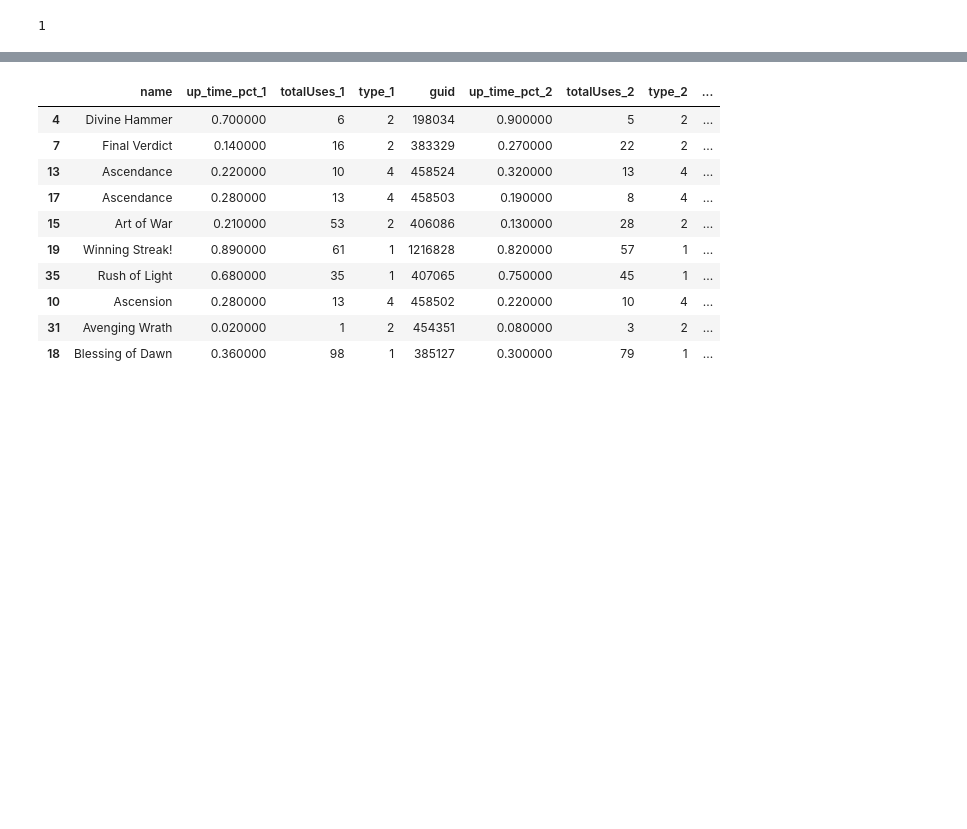
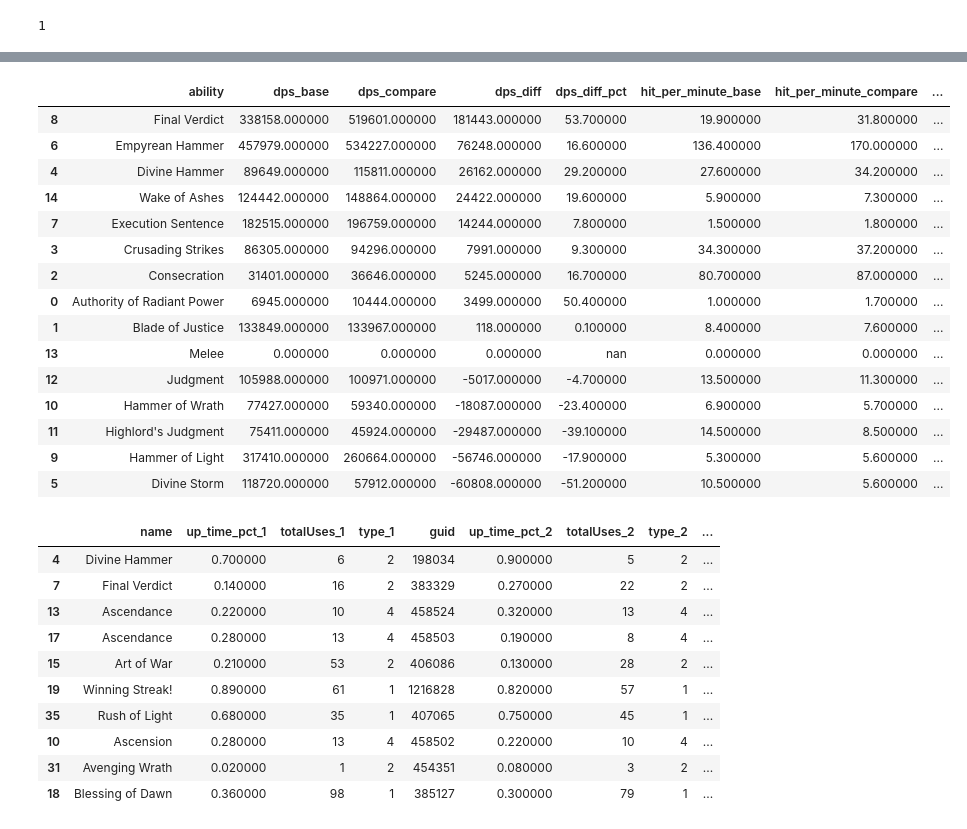
Before and after one commit to shex1627/warcraftlogs, a Jupyter notebook: notebooks/dmg_comparsion.ipynb, the cells around one changed output, grey strips where cells are left out. Saved outputs shown, nothing was run; the diff lists cells and outputs as text; code cells hidden in the pictures; blank space fills up the shorter version.

Commit message:
Add analysis logs, enhance player analysis features, and improve data handling

```diff
--- a/notebooks/dmg_comparsion.ipynb
+++ b/notebooks/dmg_comparsion.ipynb
@@ -318,7 +310,19 @@ def get_buff_info_df(buff_info: list):
     # put ['name', 'up_time_pct'] in the first two columns and keep the rest of the columns in the same order
     buff_info_df = buff_info_df[['name', 'up_time_pct'] + [col for col in buff_info_df.columns if col not in ['name', 'up_time_pct']]]
     return buff_info_df
+
+
+def get_damage_info_df(damage_data: dict):
+    damage_total_time = damage_data['totalTime']
+    damage_info_df = pd.DataFrame(damage_data['entries'])
+    damage_info_df['dps'] = (damage_info_df['total']/damage_total_time*1000).round(0)
+    damage_info_df['crit_pct'] = (damage_info_df['critHitCount']/damage_info_df['hitCount']).round(2)*100
+
+    damage_info_df['hit_per_minute'] = (damage_info_df['hitCount']/damage_total_time*1000*60).round(2)
+    return damage_info_df
 # %%
 top_player_buff_info_lst_clean =list(map(get_buff_info_df, top_player_buff_info_lst))
+top_player_damage_info_lst_clean = list(map(get_damage_info_df, top_player_dmg_info_lst))
 # %%
 player_buff_info_df = get_buff_info_df(buff_table_data_resp['data']['reportData']['report']['table']['data'])
+player_damage_info_df = get_damage_info_df(damage_done_table_data_resp['data']['reportData']['report']['table']['data'])
@@ -325,3 +400,24 @@ player_buff_info_df = get_buff_info_df(buff_table_data_resp['data']['reportData'
+# %%
+compare_damage_info(player_damage_info_df, top_player_damage_info_lst_clean[0]).\
+    sort_values('dps_diff', ascending=False).\
+    style.background_gradient(cmap='RdYlGn', subset=['dps_diff','hit_per_minute_diff'])
+# %% [output]
+|  | ability | dps_base | dps_compare | dps_diff | dps_diff_pct | hit_per_minute_base | hit_per_minute_compare | ... |
+| 8 | Final Verdict | 338158.000000 | 519601.000000 | 181443.000000 | 53.700000 | 19.900000 | 31.800000 | ... |
+| 6 | Empyrean Hammer | 457979.000000 | 534227.000000 | 76248.000000 | 16.600000 | 136.400000 | 170.000000 | ... |
+| 4 | Divine Hammer | 89649.000000 | 115811.000000 | 26162.000000 | 29.200000 | 27.600000 | 34.200000 | ... |
+| 14 | Wake of Ashes | 124442.000000 | 148864.000000 | 24422.000000 | 19.600000 | 5.900000 | 7.300000 | ... |
+| 7 | Execution Sentence | 182515.000000 | 196759.000000 | 14244.000000 | 7.800000 | 1.500000 | 1.800000 | ... |
+| 3 | Crusading Strikes | 86305.000000 | 94296.000000 | 7991.000000 | 9.300000 | 34.300000 | 37.200000 | ... |
+| 2 | Consecration | 31401.000000 | 36646.000000 | 5245.000000 | 16.700000 | 80.700000 | 87.000000 | ... |
+| 0 | Authority of Radiant Power | 6945.000000 | 10444.000000 | 3499.000000 | 50.400000 | 1.000000 | 1.700000 | ... |
+| 1 | Blade of Justice | 133849.000000 | 133967.000000 | 118.000000 | 0.100000 | 8.400000 | 7.600000 | ... |
+| 13 | Melee | 0.000000 | 0.000000 | 0.000000 | nan | 0.000000 | 0.000000 | ... |
+| 12 | Judgment | 105988.000000 | 100971.000000 | -5017.000000 | -4.700000 | 13.500000 | 11.300000 | ... |
+| 10 | Hammer of Wrath | 77427.000000 | 59340.000000 | -18087.000000 | -23.400000 | 6.900000 | 5.700000 | ... |
+| 11 | Highlord's Judgment | 75411.000000 | 45924.000000 | -29487.000000 | -39.100000 | 14.500000 | 8.500000 | ... |
+| 9 | Hammer of Light | 317410.000000 | 260664.000000 | -56746.000000 | -17.900000 | 5.300000 | 5.600000 | ... |
+| 5 | Divine Storm | 118720.000000 | 57912.000000 | -60808.000000 | -51.200000 | 10.500000 | 5.600000 | ... |
 # %%
 def compare_buff_uptime(buff_info_df1: pd.DataFrame, buff_info_df2: pd.DataFrame):
     buff_info_df1 = buff_info_df1[['name', 'up_time_pct', 'totalUses', 'type', 'guid']]
```
Also changed, not shown: parts of 4 cells of this notebook, 10 other files.
